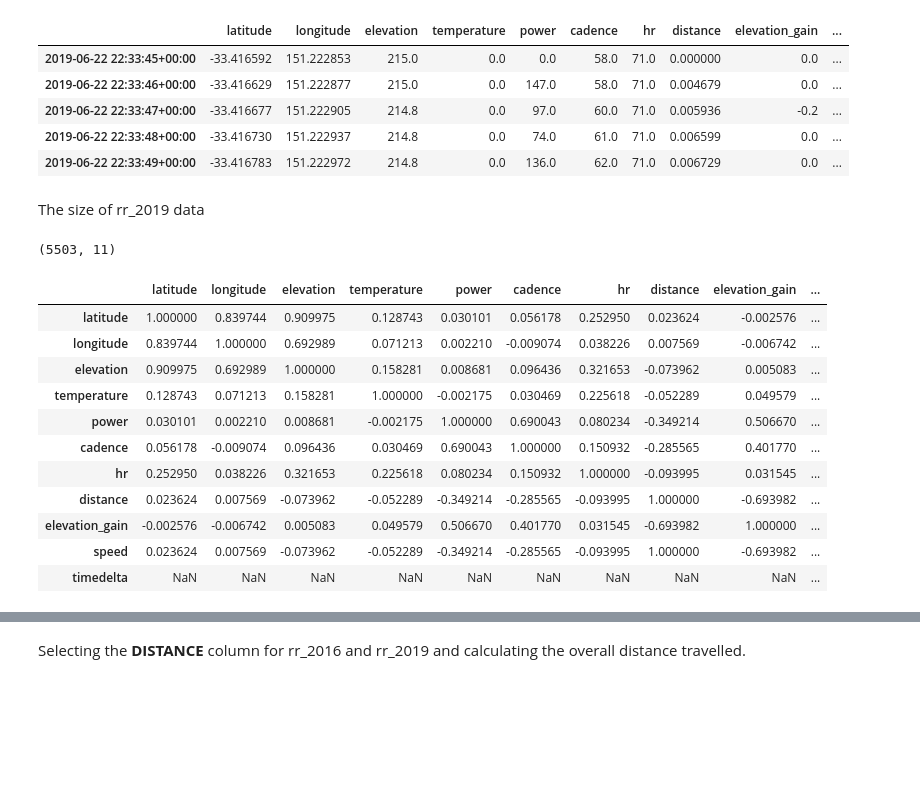
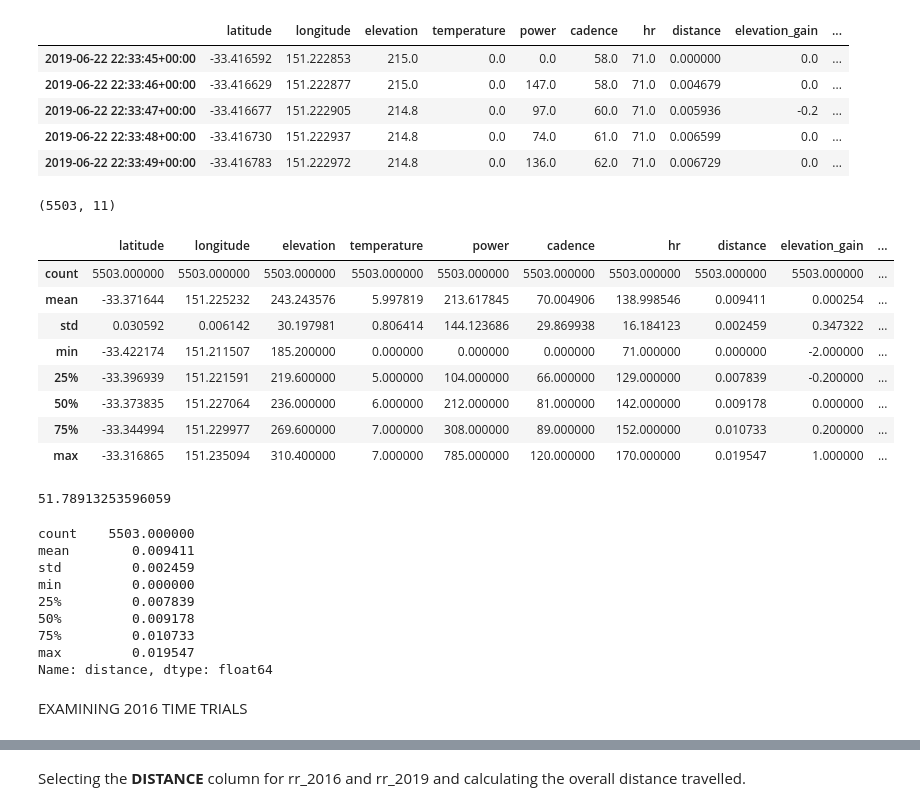
Before and after one commit to MQCOMP2200-S2-2021/data-science-portfolio-avagardiner, a Jupyter notebook: Portfolio 1.ipynb, the cells around one changed output, grey strips where cells are left out. Cells and saved outputs as stored; diff of their text form; code cells hidden in the pictures; blank space fills up the shorter version.

Commit message:
Sorting Out Data

```diff
--- a/Portfolio 1.ipynb
+++ b/Portfolio 1.ipynb
@@ -81,24 +103,41 @@ rr_2019.head()
 | 2019-06-22 22:33:47+00:00 | -33.416677 | 151.222905 | 214.8 | 0.0 | 97.0 | 60.0 | 71.0 | 0.005936 | -0.2 | ... |
 | 2019-06-22 22:33:48+00:00 | -33.416730 | 151.222937 | 214.8 | 0.0 | 74.0 | 61.0 | 71.0 | 0.006599 | 0.0 | ... |
 | 2019-06-22 22:33:49+00:00 | -33.416783 | 151.222972 | 214.8 | 0.0 | 136.0 | 62.0 | 71.0 | 0.006729 | 0.0 | ... |
-# %% [markdown]
-The size of rr_2019 data
-# %%
-rr_2019.shape
-# %% [output]
-(5503, 11)
-# %%
-rr_2019.corr()
-# %% [output]
-|  | latitude | longitude | elevation | temperature | power | cadence | hr | distance | elevation_gain | ... |
-| latitude | 1.000000 | 0.839744 | 0.909975 | 0.128743 | 0.030101 | 0.056178 | 0.252950 | 0.023624 | -0.002576 | ... |
-| longitude | 0.839744 | 1.000000 | 0.692989 | 0.071213 | 0.002210 | -0.009074 | 0.038226 | 0.007569 | -0.006742 | ... |
-| elevation | 0.909975 | 0.692989 | 1.000000 | 0.158281 | 0.008681 | 0.096436 | 0.321653 | -0.073962 | 0.005083 | ... |
-| temperature | 0.128743 | 0.071213 | 0.158281 | 1.000000 | -0.002175 | 0.030469 | 0.225618 | -0.052289 | 0.049579 | ... |
-| power | 0.030101 | 0.002210 | 0.008681 | -0.002175 | 1.000000 | 0.690043 | 0.080234 | -0.349214 | 0.506670 | ... |
-| cadence | 0.056178 | -0.009074 | 0.096436 | 0.030469 | 0.690043 | 1.000000 | 0.150932 | -0.285565 | 0.401770 | ... |
-| hr | 0.252950 | 0.038226 | 0.321653 | 0.225618 | 0.080234 | 0.150932 | 1.000000 | -0.093995 | 0.031545 | ... |
-| distance | 0.023624 | 0.007569 | -0.073962 | -0.052289 | -0.349214 | -0.285565 | -0.093995 | 1.000000 | -0.693982 | ... |
-| elevation_gain | -0.002576 | -0.006742 | 0.005083 | 0.049579 | 0.506670 | 0.401770 | 0.031545 | -0.693982 | 1.000000 | ... |
-| speed | 0.023624 | 0.007569 | -0.073962 | -0.052289 | -0.349214 | -0.285565 | -0.093995 | 1.000000 | -0.693982 | ... |
-| timedelta | NaN | NaN | NaN | NaN | NaN | NaN | NaN | NaN | NaN | ... |
+# %%
+# Number of rows and number of columns in rr_2019
+rr_2019.shape
+# %% [output]
+(5503, 11)
+# %%
+# Statistical summary of rr_2019
+rr_2019.describe()
+# %% [output]
+|  | latitude | longitude | elevation | temperature | power | cadence | hr | distance | elevation_gain | ... |
+| count | 5503.000000 | 5503.000000 | 5503.000000 | 5503.000000 | 5503.000000 | 5503.000000 | 5503.000000 | 5503.000000 | 5503.000000 | ... |
+| mean | -33.371644 | 151.225232 | 243.243576 | 5.997819 | 213.617845 | 70.004906 | 138.998546 | 0.009411 | 0.000254 | ... |
+| std | 0.030592 | 0.006142 | 30.197981 | 0.806414 | 144.123686 | 29.869938 | 16.184123 | 0.002459 | 0.347322 | ... |
+| min | -33.422174 | 151.211507 | 185.200000 | 0.000000 | 0.000000 | 0.000000 | 71.000000 | 0.000000 | -2.000000 | ... |
+| 25% | -33.396939 | 151.221591 | 219.600000 | 5.000000 | 104.000000 | 66.000000 | 129.000000 | 0.007839 | -0.200000 | ... |
+| 50% | -33.373835 | 151.227064 | 236.000000 | 6.000000 | 212.000000 | 81.000000 | 142.000000 | 0.009178 | 0.000000 | ... |
+| 75% | -33.344994 | 151.229977 | 269.600000 | 7.000000 | 308.000000 | 89.000000 | 152.000000 | 0.010733 | 0.200000 | ... |
+| max | -33.316865 | 151.235094 | 310.400000 | 7.000000 | 785.000000 | 120.000000 | 170.000000 | 0.019547 | 1.000000 | ... |
+# %%
+# Total distance travelled for rr_2019
+TotalDistance2019 = rr_2019["distance"].sum()
+print("Total Distance for rr_2019, (Rounded to the Nearest Whole Number):", "{0:.0f}".format(TotalDistance2019), "km")
+# %% [output]
+51.78913253596059
+# %%
+rr_2019["distance"].describe(include=['count'])
+# %% [output]
+count    5503.000000
+mean        0.009411
+std         0.002459
+min         0.000000
+25%         0.007839
+50%         0.009178
+75%         0.010733
+max         0.019547
+Name: distance, dtype: float64
+# %% [markdown]
+EXAMINING 2016 TIME TRIALS
```
Also changed, not shown: parts of 16 cells of this notebook, 3 other files.
